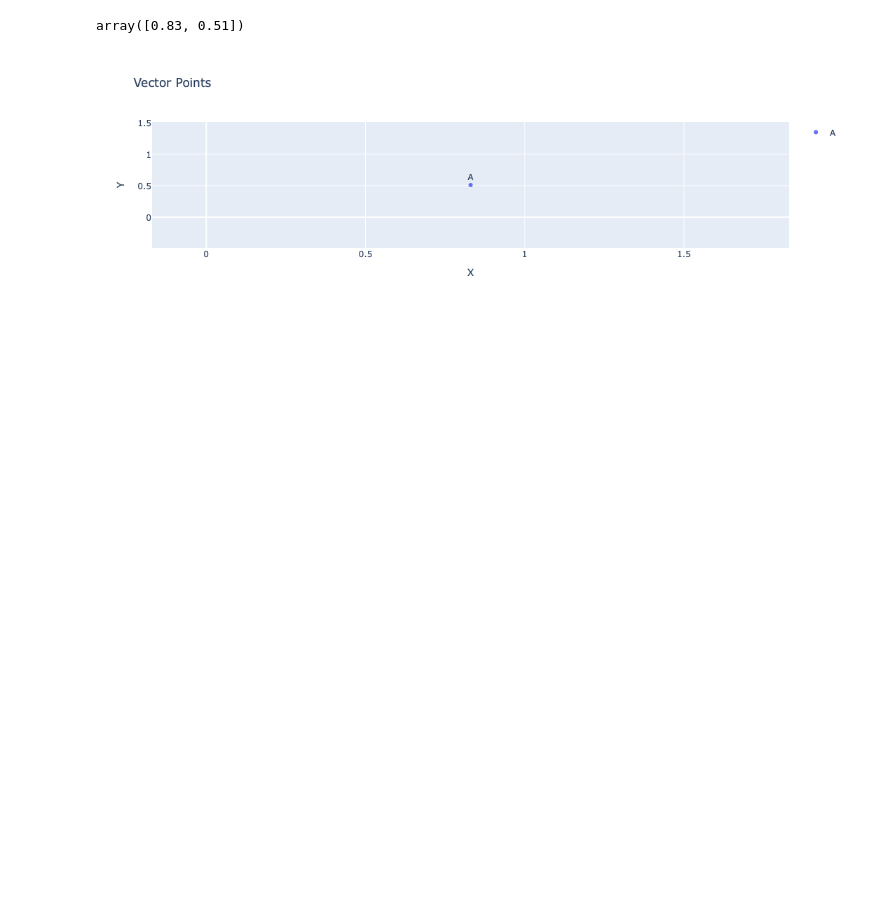
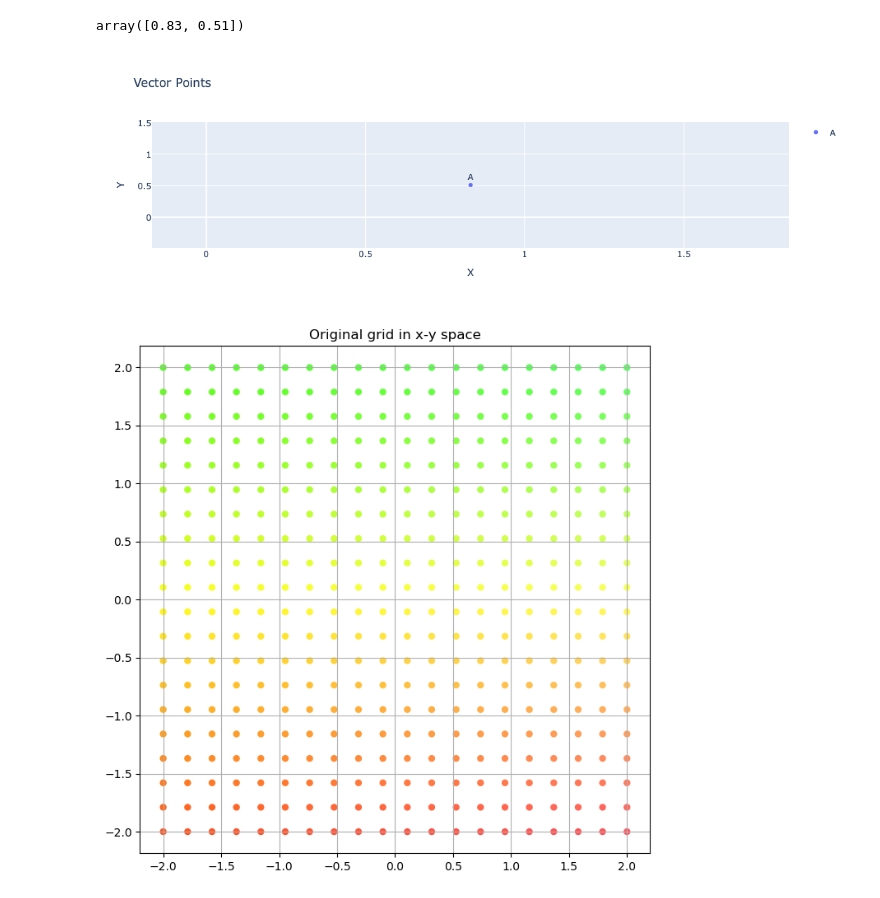
Before and after one commit to joakor89/Modern-Time-Series-Forecasting-with-Python, a Jupyter notebook: chap_11/01_LAI.ipynb, the cells around one changed output. Cells and saved outputs as stored; diff of their text form; code cells hidden in the pictures; blank space fills up the shorter version.

```diff
--- a/chap_11/01_LAI.ipynb
+++ b/chap_11/01_LAI.ipynb
@@ -169,3 +169,17 @@ def sample_grid(M=20, x_max=2):
     return grid
 # %%
 xygrid = sample_grid(M =20, x_max=2).detach().numpy()
+# %%
+# Map grid coordinates to colors
+colors = list(map(colorizer, xygrid[:,0], xygrid[:,1]))
+
+# Plot grid points
+plt.figure(figsize=(8, 8), facecolor="w")
+plt.scatter(xygrid[:,0], xygrid[:,1], s=36, c=colors, edgecolor="none")
+# Set axis limits
+plt.grid(True)
+plt.axis("equal")
+plt.title("Original grid in x-y space")
+plt.show()
+# %% [output]
+[figure, added]
```
